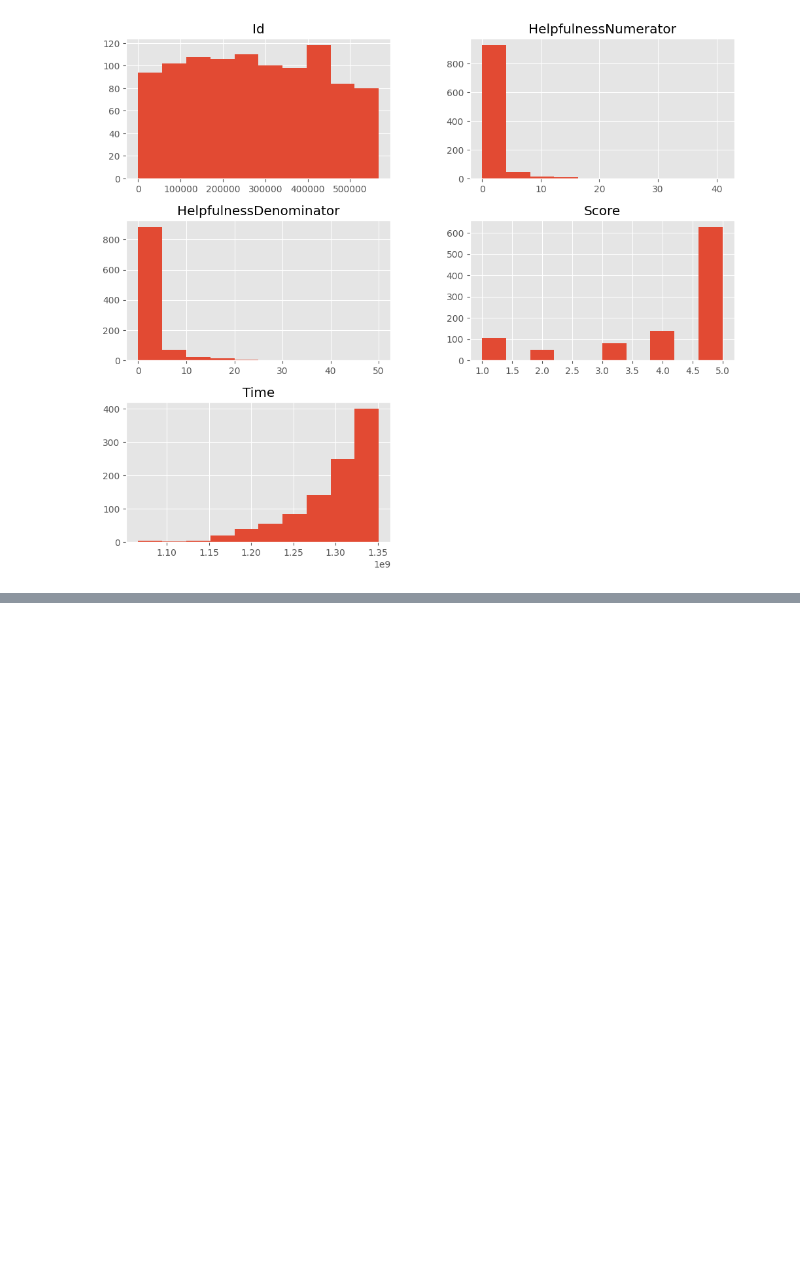
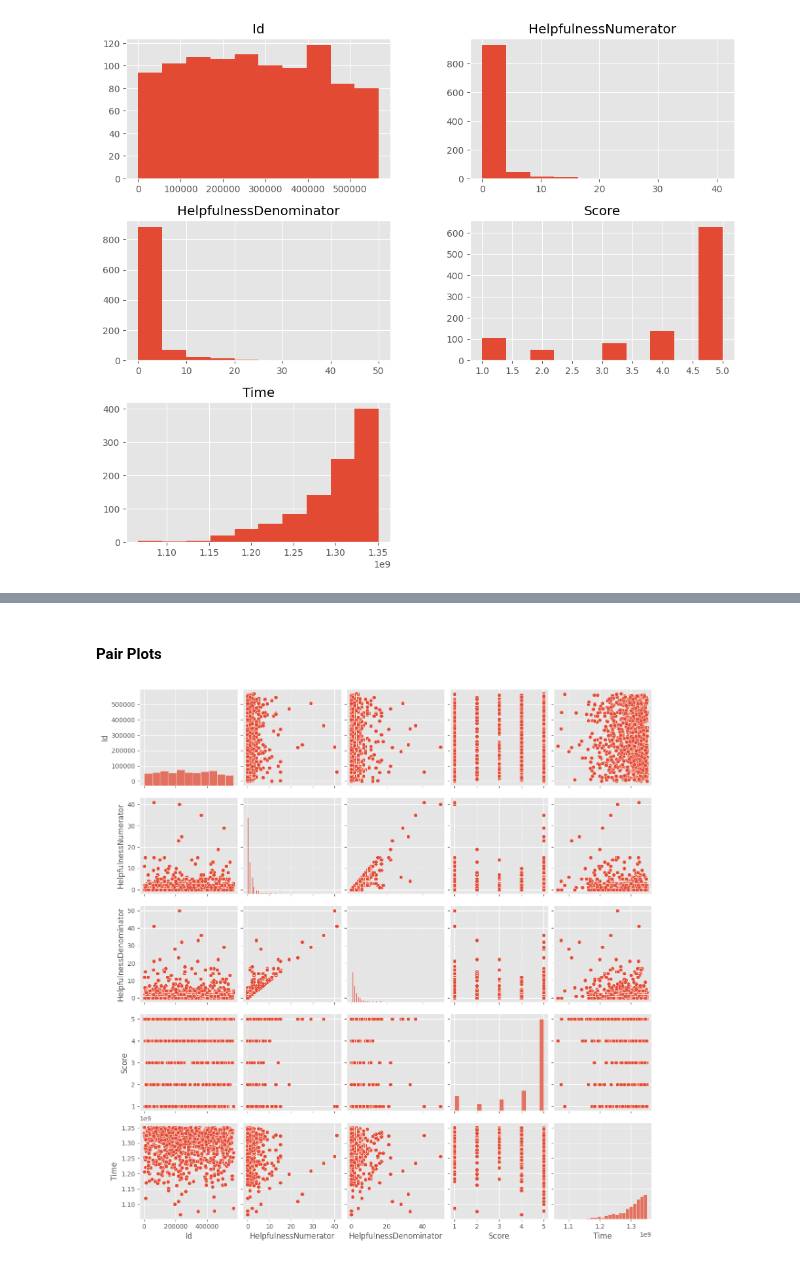
Before and after one commit to shakyaanjil/Sentiment-Analysis-with-NLTK-Transformer, a Jupyter notebook: EDA.ipynb, the cells around one changed output, grey strips where cells are left out. Cells and saved outputs as stored; diff of their text form; code cells hidden in the pictures; blank space fills up the shorter version.

```diff
--- a/EDA.ipynb
+++ b/EDA.ipynb
@@ -69,0 +87,7 @@ plt.show()
+# %% [markdown]
+#### Pair Plots
+# %%
+sns.pairplot(df)
+plt.show()
+# %% [output]
+[figure, added]
```
Also changed, not shown: parts of 11 cells of this notebook.
